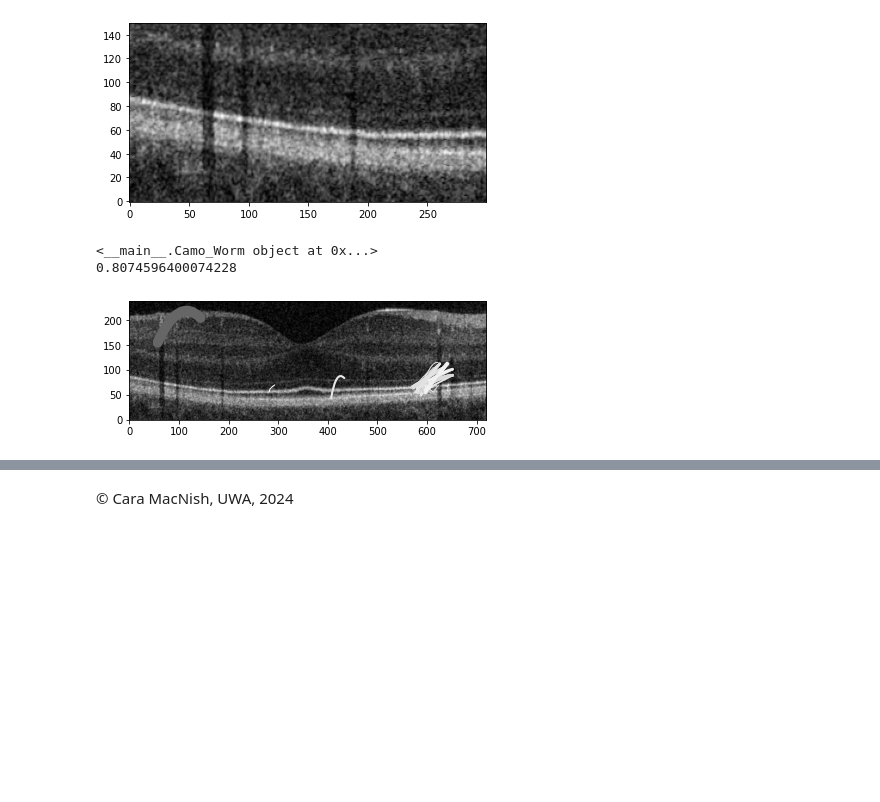
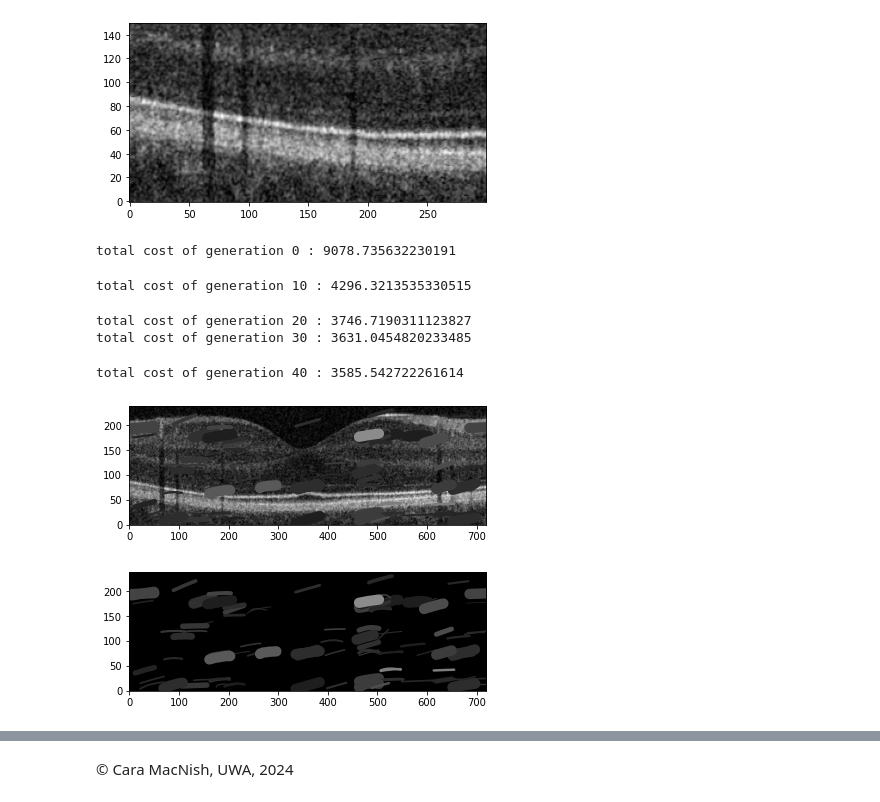
Before and after one commit to liannelong/CITS4404_Project, a Jupyter notebook: CamoWorms/CamoWorms.ipynb, the cells around one changed output, grey strips where cells are left out. Cells and saved outputs as stored; diff of their text form; code cells hidden in the pictures; blank space fills up the shorter version.

Commit message:
some better results to worm
cost function still requires fixing

```diff
--- a/CamoWorms/CamoWorms.ipynb
+++ b/CamoWorms/CamoWorms.ipynb
@@ -403,7 +491,7 @@ class GeneticAlgorithm:
 
     def select_parents(self, population):
         # Select parents based on fitness
-        tournament_size = 3
+        tournament_size = 5
         parents = []
         for _ in range(self.population_size):
             # ------------ Replace with Different Function------------
@@ -479,53 +567,66 @@ class GeneticAlgorithm:
             new_population = population + offspring
 
             # Evaluate the cost of each worm in the new population
-            pop_cost = [cost.evaluate(worm) for worm in new_population]
+            pop_cost = [cost.evaluate(worm, new_population) for worm in new_population]
             # Get the indices of worms sorted by their costs in ascending order
             sorted_indices = sorted(range(len(pop_cost)), key=lambda k: pop_cost[k])
             sorted_population = [new_population[i] for i in sorted_indices]
 
             # Replace old population with new population
             population = sorted_population[:self.population_size]
+            total_cost = sum([pop_cost[i] for i in sorted_indices[:self.population_size]])
+            if generation % 10 == 0:
+                print("total cost of generation", generation, ":", total_cost)
 
         return population
 # %%
 # Define parameters for the Genetic Algorithm
-population_size = 50 # Number of worms in the population ---- to be adjusted
+population_size = 100 # Number of worms in the population ---- to be adjusted
 crossover_rate = 0.5 # Probability of crossover
 mutation_rate = 0.1 # Probability of mutation`
 
 # Define weights --- to be adjusted/required?
-weights = {'coverage': 1, 'smoothness': 1, 'detail': 1, 'colour': 1, 'efficiency': 1}
+weights = {'internal': 1, 'coverage': 1, 'smoothness': 1, 'detail': 1, 'colour': 1, 'efficiency': 1}
 
 # Create an instance of the GeneticAlgorithm class
 genetic_algorithm = GeneticAlgorithm(image, population_size, crossover_rate, mutation_rate, weights)
 
 # Define initial parameters for the worms
 init_params = (40, 30, 1)  # Example parameters, adjust as needed
 
 # Define the maximum number of generations
-max_generations = 20
+max_generations = 50
 clew = genetic_algorithm.run(max_generations, init_params)
 
 # Display the optimized population of worms
 drawing = Drawing(image)
 for worm in clew:
     drawing.add_worms(worm)
 
 
-# ~~~~~~~~~~~~~~~~~~~~~~~~~~~~~~~~~~~~~~~~~~~~~~~~~~~~~~~~~~~~~~~~~~~~
-# Testing cost function for a single worm
-worm_test = Camo_Worm(100, 180, 50, np.pi/6, 70, np.pi/3, 10, 0.4)
-worm_test2 = Camo_Worm(200, 160, 50, np.pi/6, 70, np.pi/4, 8, 0.6)
-test = ['x', 'y', 'r', 'theta', 'dr', 'dgamma', 'width', 'colour']
-print(worm_test)
-cost = CostFunction(image, weights)
-c_c = cost.evaluate(worm_test)
-print(c_c)
-drawing.add_worms(worm_test)
+# # ~~~~~~~~~~~~~~~~~~~~~~~~~~~~~~~~~~~~~~~~~~~~~~~~~~~~~~~~~~~~~~~~~~~~
+# # Testing cost function for a single worm
+# worm_test = Camo_Worm(100, 180, 50, np.pi/6, 70, np.pi/4, 10, 0.6)
+# worm_test2 = Camo_Worm(300, 160, 50, np.pi/6, 70, np.pi/4, 8, 0.6)
+# test = ['x', 'y', 'r', 'theta', 'dr', 'dgamma', 'width', 'colour']
+# print(worm_test)
+# cost = CostFunction(image, weights)
+# c_c = cost.evaluate(worm_test, [worm_test, worm_test2])
+# print(c_c)
+# drawing.add_worms(worm_test)
+# drawing.add_worms(worm_test2)
+drawing.show()
 
-drawing.show()
+# blank drawing
+blank_drawing = Drawing(np.full((240, 720), 0, dtype=np.uint8))
+for worm in clew:
+    blank_drawing.add_worms(worm)
+blank_drawing.show()
 # %% [output]
-<__main__.Camo_Worm object at 0x...>
-0.8074596400074228
+total cost of generation 0 : 9078.735632230191
+total cost of generation 10 : 4296.3213535330515
+total cost of generation 20 : 3746.7190311123827
+total cost of generation 30 : 3631.0454820233485
+total cost of generation 40 : 3585.542722261614
-[figure, old version]
+[figure, new version]
+[figure, added]
```
Also changed, not shown: parts of 5 cells of this notebook.
